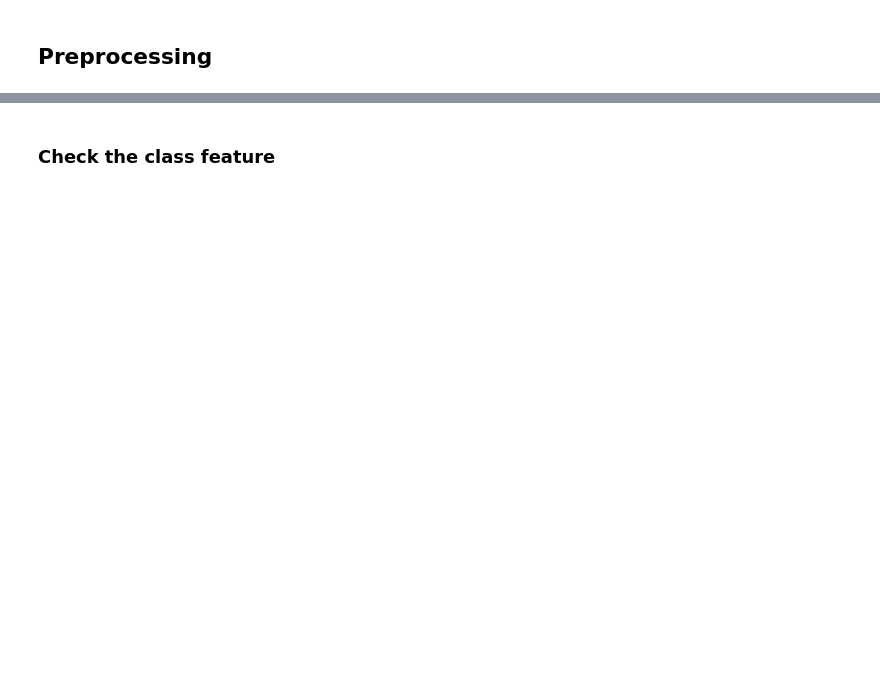
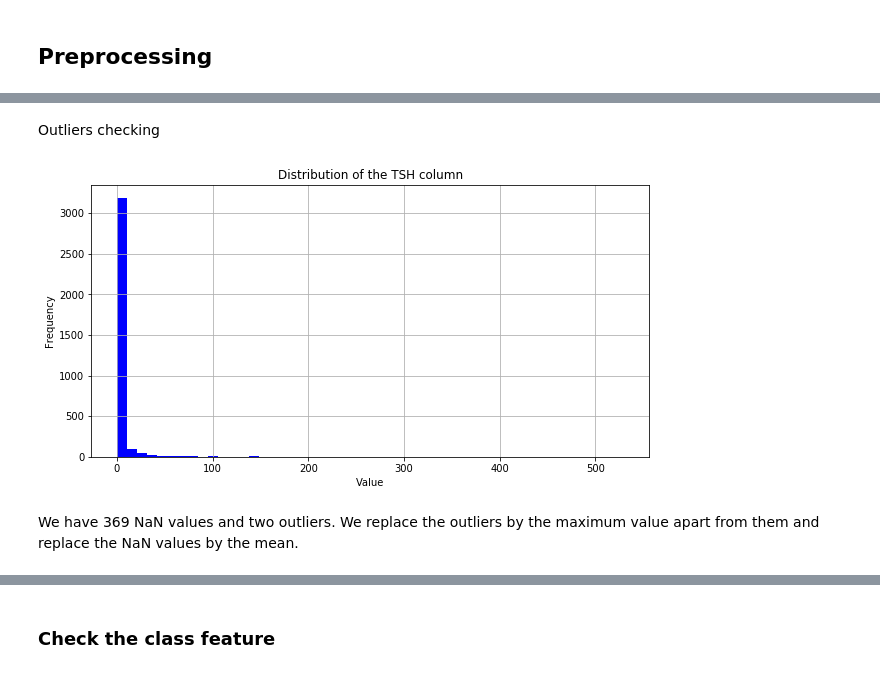
Before and after one commit to adriantormos/iml-clustering, a Jupyter notebook: out_files/preprocessing_hypothyroid.ipynb, the cells around one changed output, grey strips where cells are left out. Cells and saved outputs as stored; diff of their text form; code cells hidden in the pictures; blank space fills up the shorter version.

```diff
--- a/out_files/preprocessing_hypothyroid.ipynb
+++ b/out_files/preprocessing_hypothyroid.ipynb
@@ -73,0 +175,8 @@ We divide the preprocessing in the following 4 different steps:
+# %% [markdown]
+Outliers checking
+# %%
+plot_hist(column[column.notna()], 'Distribution of the TSH column')
+# %% [output]
+[figure, added]
+# %% [markdown]
+We have 369 NaN values and two outliers. We replace the outliers by the maximum value apart from them and replace the NaN values by the mean.
```
Also changed, not shown: parts of 81 cells of this notebook.
